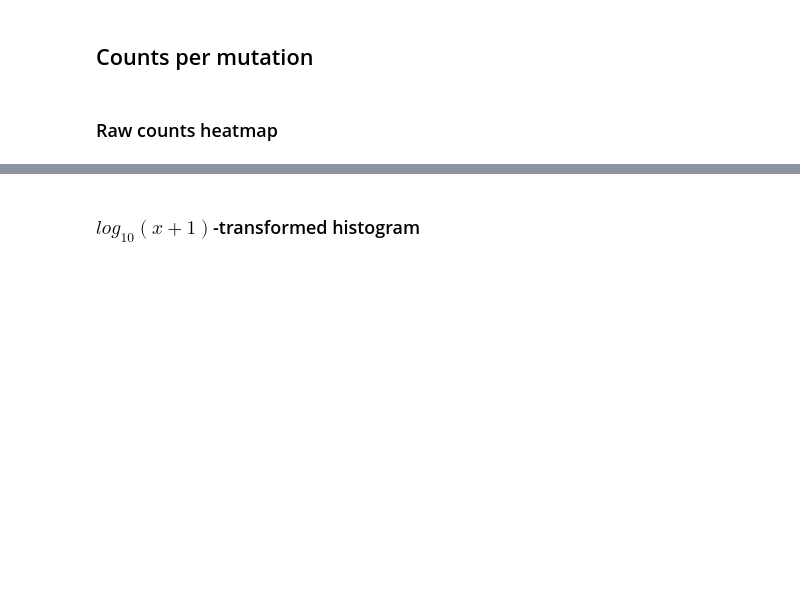
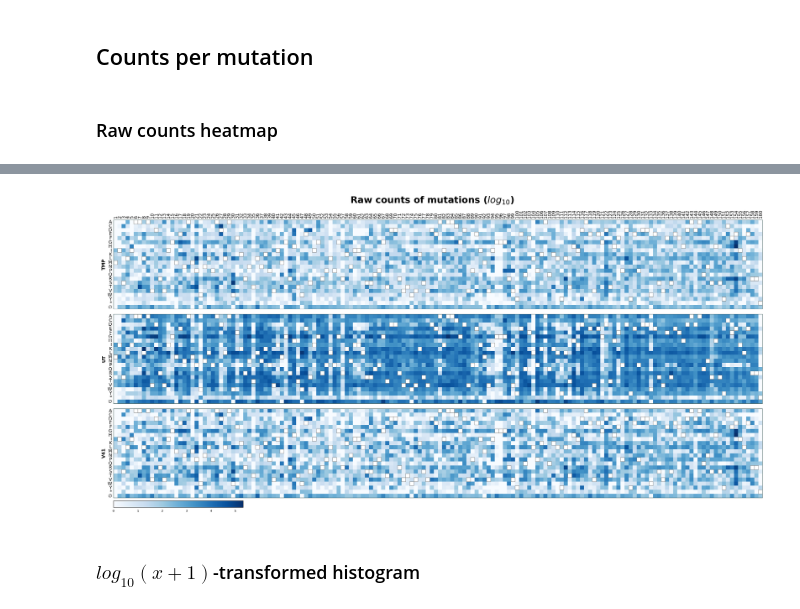
Before and after one commit to ashqavu/mutagenesis_analysis, a Jupyter notebook: src/notebook_template.ipynb, the cells around one changed output, grey strips where cells are left out. Cells and saved outputs as stored; diff of their text form; code cells hidden in the pictures; blank space fills up the shorter version.

```diff
--- a/src/notebook_template.ipynb
+++ b/src/notebook_template.ipynb
@@ -128,3 +129,7 @@ with plt.rc_context({"figure.dpi": 300}):
+# %%
+fig_heatmap_counts
+# %% [output]
+[figure, added]
 # %% [markdown]
 ### $log_{10}(x + 1)$-transformed histogram
 # %%
```
Also changed, not shown: parts of 18 cells of this notebook, 8 other files.
